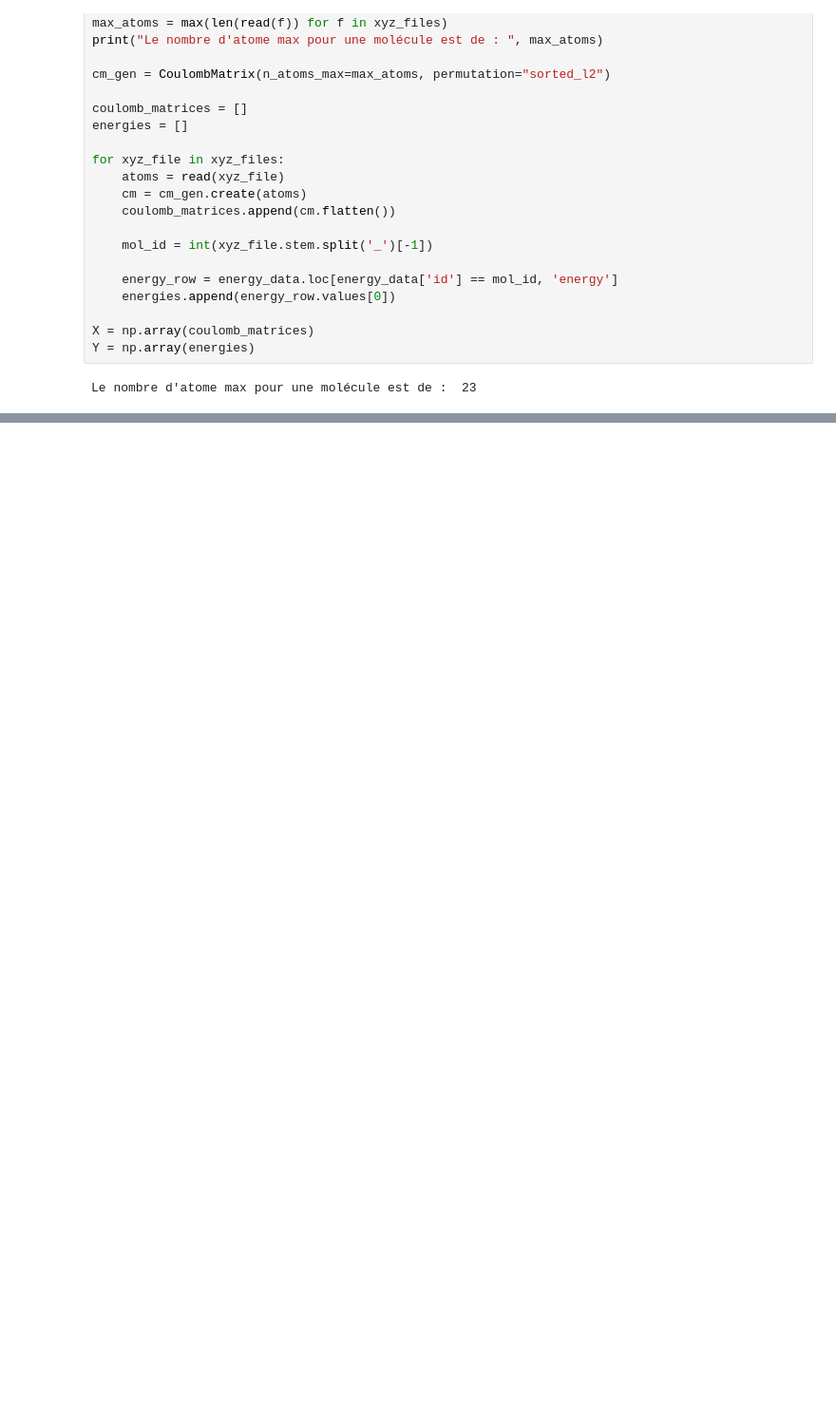
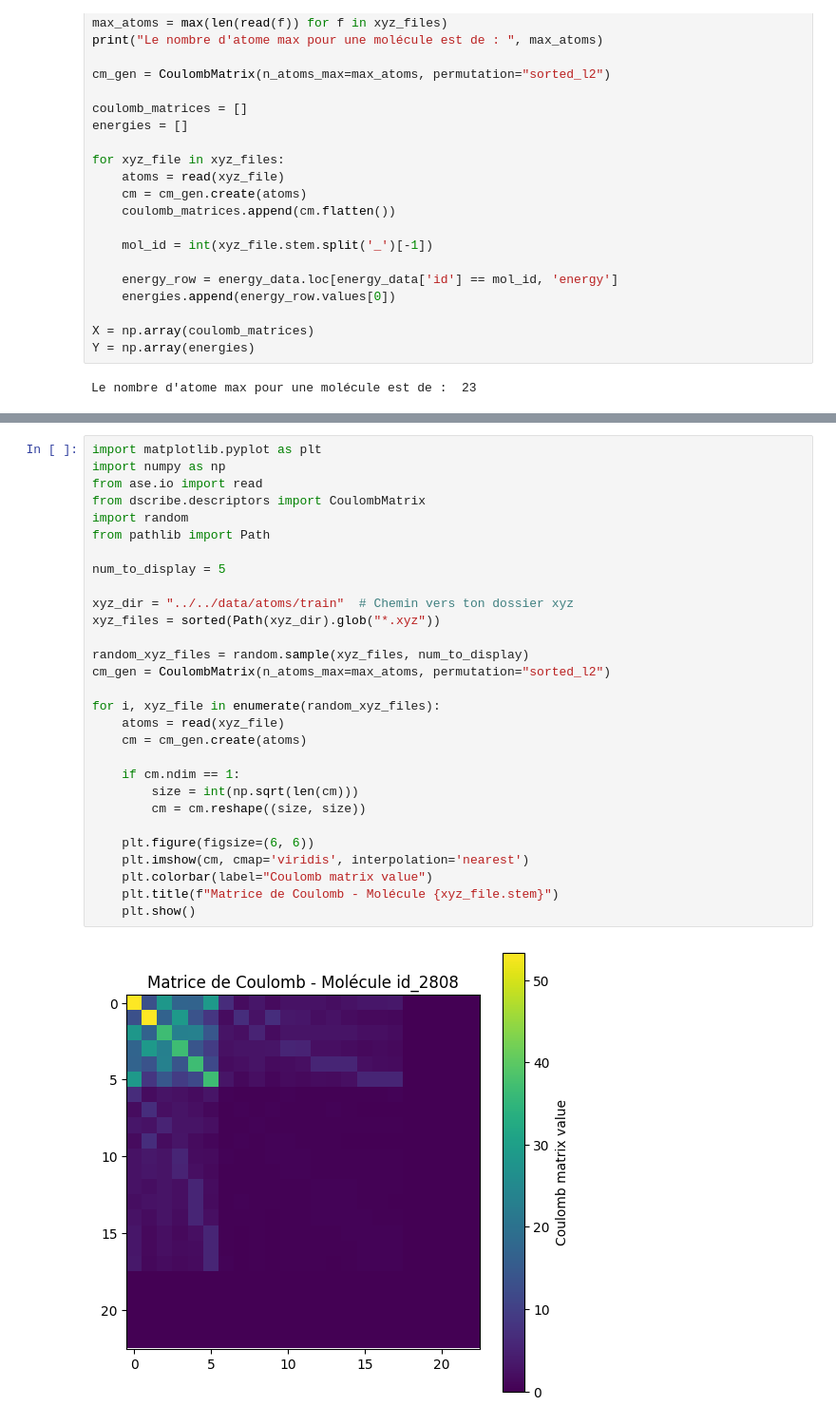
Before and after one commit to TristanGay27/Molecular_energy_prediction, a Jupyter notebook: data_exploration/CoulombMatrix.ipynb, the cells around one changed output, grey strips where cells are left out. Shown at 95% size. Saved outputs shown, nothing was run; the diff lists cells and outputs as text; blank space fills up the shorter version.

```diff
--- a/data_exploration/CoulombMatrix.ipynb
+++ b/data_exploration/CoulombMatrix.ipynb
@@ -106,0 +120,31 @@ Ridge Regression
+# %%
+import matplotlib.pyplot as plt
+import numpy as np
+from ase.io import read
+from dscribe.descriptors import CoulombMatrix
+import random
+from pathlib import Path
+
+num_to_display = 5
+
+xyz_dir = "../../data/atoms/train"  # Chemin vers ton dossier xyz
+xyz_files = sorted(Path(xyz_dir).glob("*.xyz"))
+
+random_xyz_files = random.sample(xyz_files, num_to_display)
+cm_gen = CoulombMatrix(n_atoms_max=max_atoms, permutation="sorted_l2")
+
+for i, xyz_file in enumerate(random_xyz_files):
+    atoms = read(xyz_file)
+    cm = cm_gen.create(atoms)
+
+    if cm.ndim == 1:
+        size = int(np.sqrt(len(cm)))
+        cm = cm.reshape((size, size))
+
+    plt.figure(figsize=(6, 6))
+    plt.imshow(cm, cmap='viridis', interpolation='nearest')
+    plt.colorbar(label="Coulomb matrix value")
+    plt.title(f"Matrice de Coulomb - Molécule {xyz_file.stem}")
+    plt.show()
+# %% [output]
+[figure, added]
```
Also changed, not shown: parts of 2 cells of this notebook, 1 other file.
